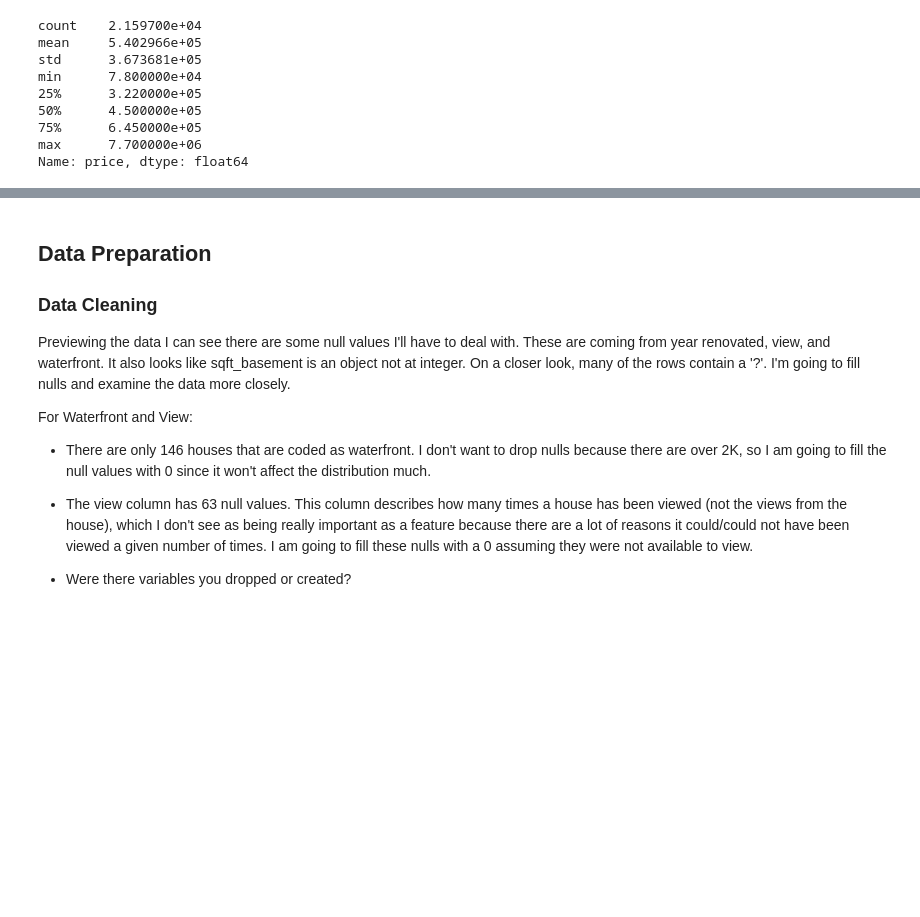
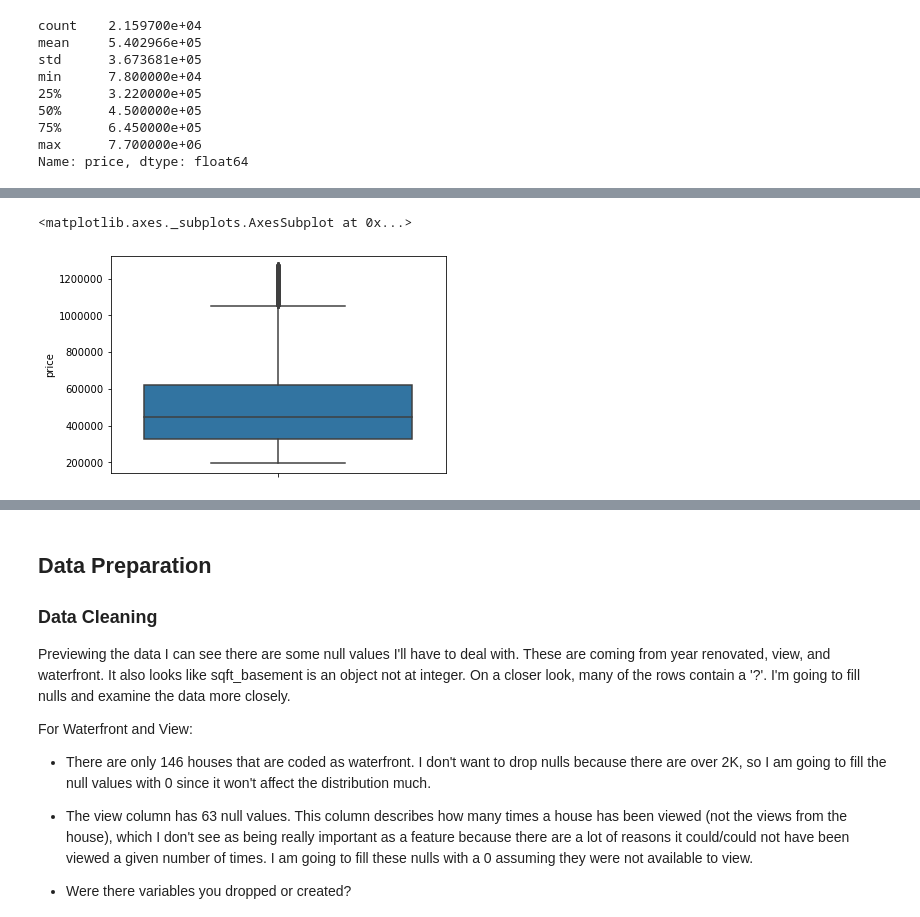
Before and after one commit to christisarv/linear-modeling-house-prices, a Jupyter notebook: Housing Data Model & Analysis.ipynb, the cells around one changed output, grey strips where cells are left out. Cells and saved outputs as stored; diff of their text form; code cells hidden in the pictures; blank space fills up the shorter version.

```diff
--- a/Housing Data Model & Analysis.ipynb
+++ b/Housing Data Model & Analysis.ipynb
@@ -66,0 +81,3 @@ data['price'].std()
+# %%
+y_range = ((data['price'].std()*2) - data['price'].mean()), (data['price'].mean() + (data['price'].std()*2))
+y_range
@@ -66,0 +86,3 @@ data['price'].std()
+# %%
+new_data = data[data['price'].between(y_range[0], y_range[1])]
+new_data['price'].describe()
@@ -66,0 +99,5 @@ data['price'].std()
+# %%
+sns.boxplot(new_data['price'], orient='v')
+# %% [output]
+<matplotlib.axes._subplots.AxesSubplot at 0x...>
+[figure, added]
```
Also changed, not shown: parts of 25 cells of this notebook.
